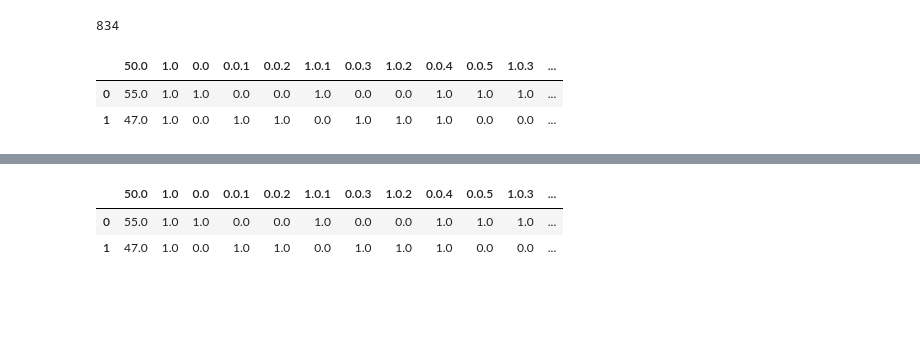
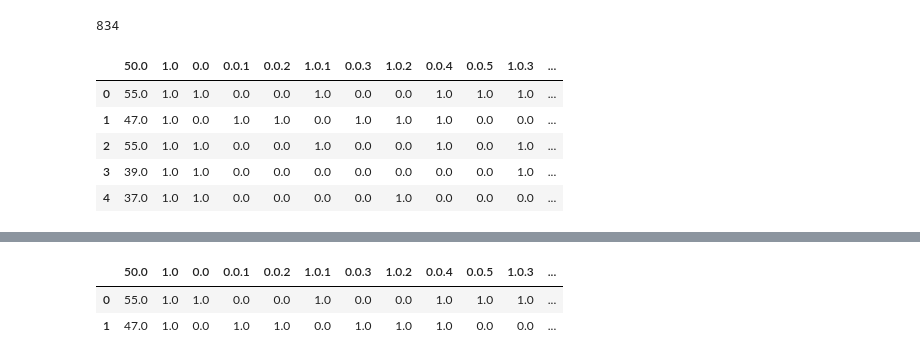
Before and after one commit to nazmos-sakib/Jupter_notebook_workspace, a Jupyter notebook: neural_net_thesis_code_new/04.cross-validation.ipynb, the cells around one changed output, grey strips where cells are left out. Cells and saved outputs as stored; diff of their text form; code cells hidden in the pictures; blank space fills up the shorter version.

```diff
--- a/neural_net_thesis_code_new/04.cross-validation.ipynb
+++ b/neural_net_thesis_code_new/04.cross-validation.ipynb
@@ -42,11 +44,14 @@ len(data_frame)
 # %% [output]
 834
 # %%
-data_frame.head(2)
+data_frame.head(5)
 # %% [output]
 |  | 50.0 | 1.0 | 0.0 | 0.0.1 | 0.0.2 | 1.0.1 | 0.0.3 | 1.0.2 | 0.0.4 | 0.0.5 | 1.0.3 | ... |
 | 0 | 55.0 | 1.0 | 1.0 | 0.0 | 0.0 | 1.0 | 0.0 | 0.0 | 1.0 | 1.0 | 1.0 | ... |
 | 1 | 47.0 | 1.0 | 0.0 | 1.0 | 1.0 | 0.0 | 1.0 | 1.0 | 1.0 | 0.0 | 0.0 | ... |
+| 2 | 55.0 | 1.0 | 1.0 | 0.0 | 0.0 | 1.0 | 0.0 | 0.0 | 1.0 | 0.0 | 1.0 | ... |
+| 3 | 39.0 | 1.0 | 1.0 | 0.0 | 0.0 | 0.0 | 0.0 | 0.0 | 0.0 | 0.0 | 1.0 | ... |
+| 4 | 37.0 | 1.0 | 1.0 | 0.0 | 0.0 | 0.0 | 0.0 | 1.0 | 0.0 | 0.0 | 0.0 | ... |
 # %%
 #suffle the data set
 #np.random.seed(40)
```
Also changed, not shown: parts of 2 cells of this notebook, 33 other files.
